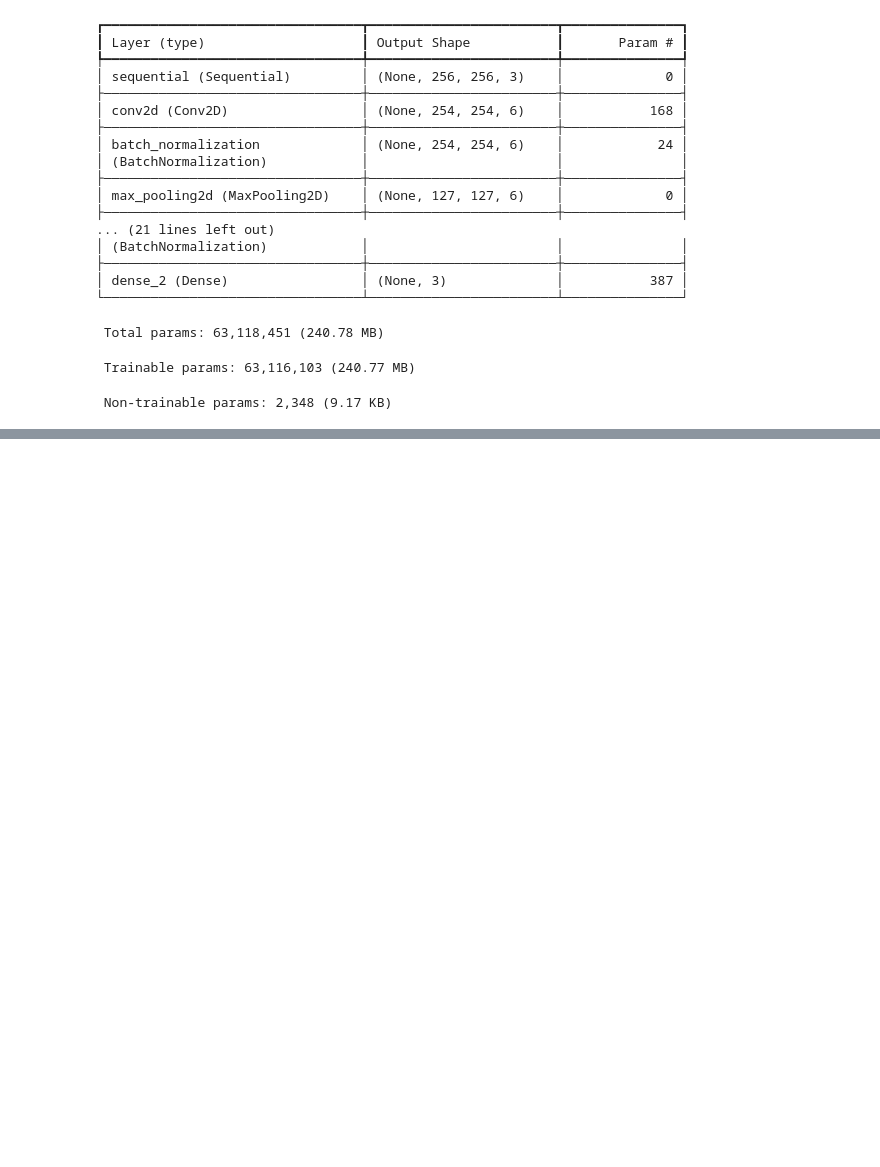
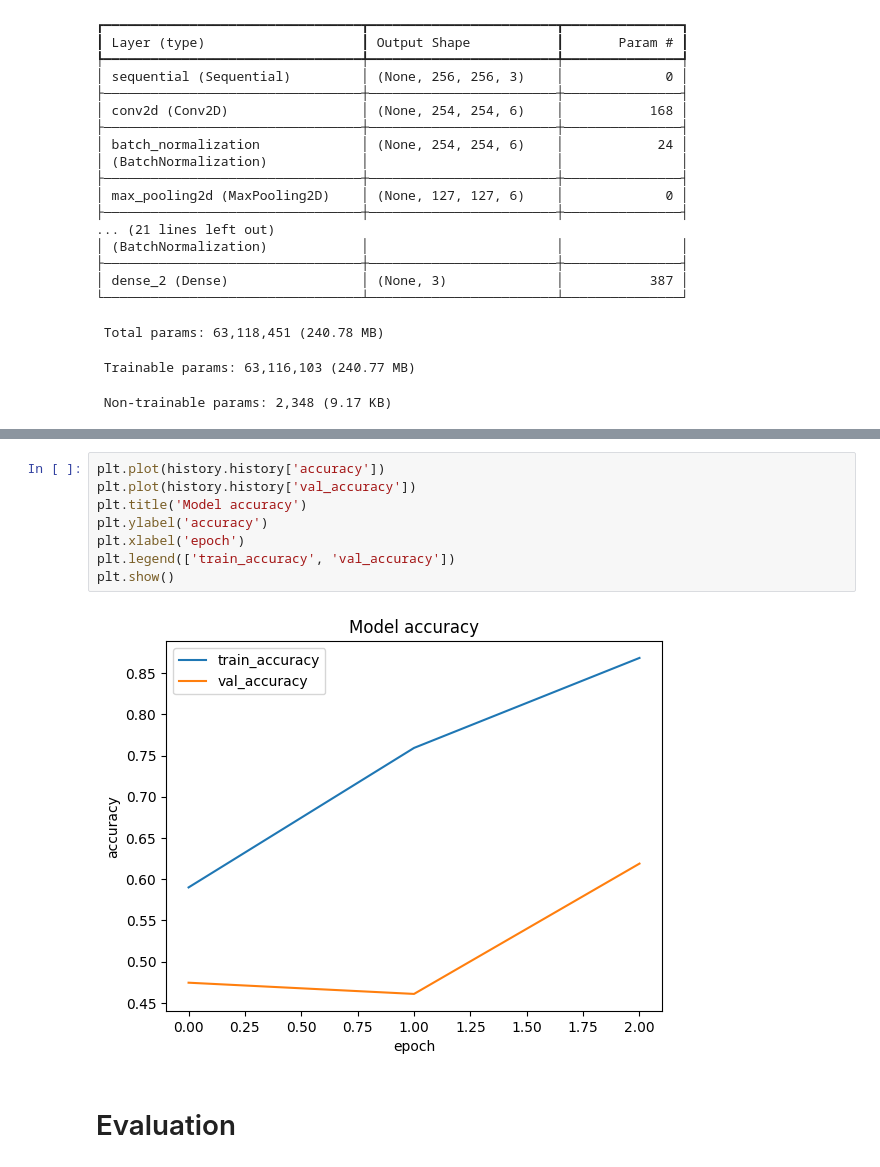
Before and after one commit to Avit-hodibu/computer-vision-with-deep-learning, a Jupyter notebook: Human_Emotions_Detection/Human_Emotions_Detection.ipynb, the cells around one changed output, grey strips where cells are left out. Cells and saved outputs as stored; diff of their text form; blank space fills up the shorter version.

```diff
--- a/Human_Emotions_Detection/Human_Emotions_Detection.ipynb
+++ b/Human_Emotions_Detection/Human_Emotions_Detection.ipynb
@@ -199,0 +324,12 @@ Model: "sequential_1"
+# %%
+plt.plot(history.history['accuracy'])
+plt.plot(history.history['val_accuracy'])
+plt.title('Model accuracy')
+plt.ylabel('accuracy')
+plt.xlabel('epoch')
+plt.legend(['train_accuracy', 'val_accuracy'])
+plt.show()
+# %% [output]
+[figure, added]
+# %% [markdown]
+# Evaluation
```
Also changed, not shown: parts of 24 cells of this notebook.
